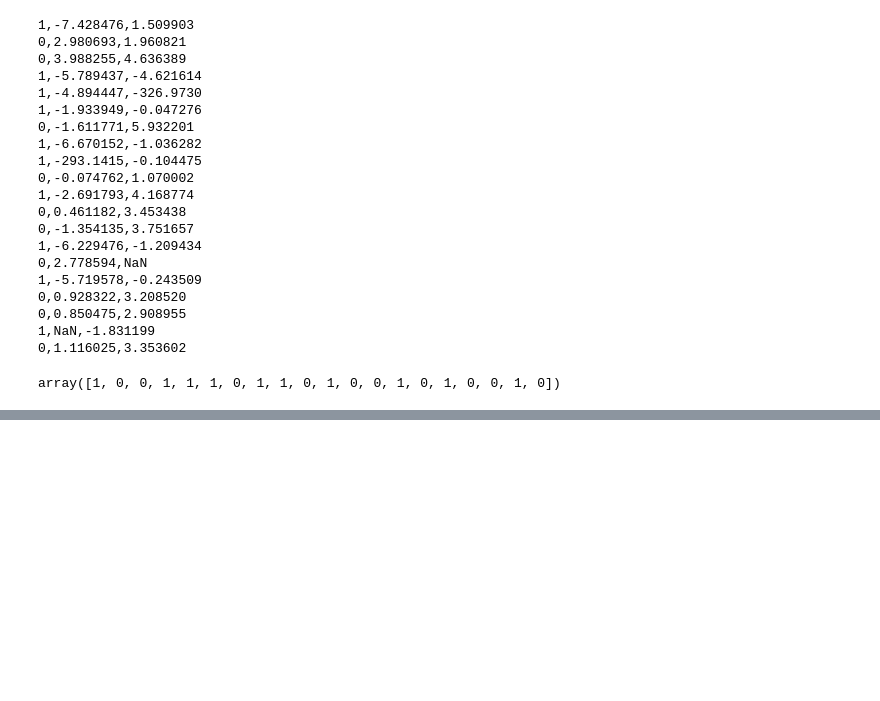
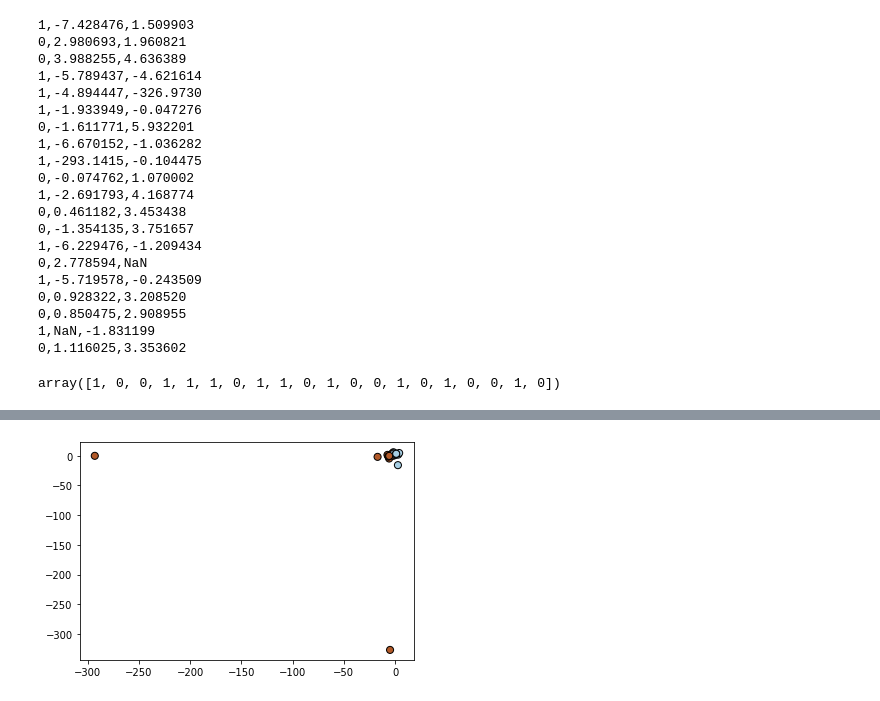
Before and after one commit to AkiraTakahashi0906/PythonStudy, a Jupyter notebook: sklearn7.ipynb, the cells around one changed output, grey strips where cells are left out. Drawn from its saved outputs; the diff is of its cells as text; code cells hidden in the pictures; blank space fills up the shorter version.

```diff
--- a/sklearn7.ipynb
+++ b/sklearn7.ipynb
@@ -55,0 +178,3 @@ array([[ 1.000000e+00, -4.894447e+00, -3.269730e+02],
+# %%
+X_new = missing_value_to_mean.transform(X)
+X_new
@@ -55,0 +202,4 @@ array([[ 1.000000e+00, -4.894447e+00, -3.269730e+02],
+# %%
+plt.scatter(X_new[:, 0], X_new[:, 1], c=y, s=50, edgecolors='k');
+# %% [output]
+[figure, added]
```
Also changed, not shown: parts of 19 cells of this notebook, 1 other file.
